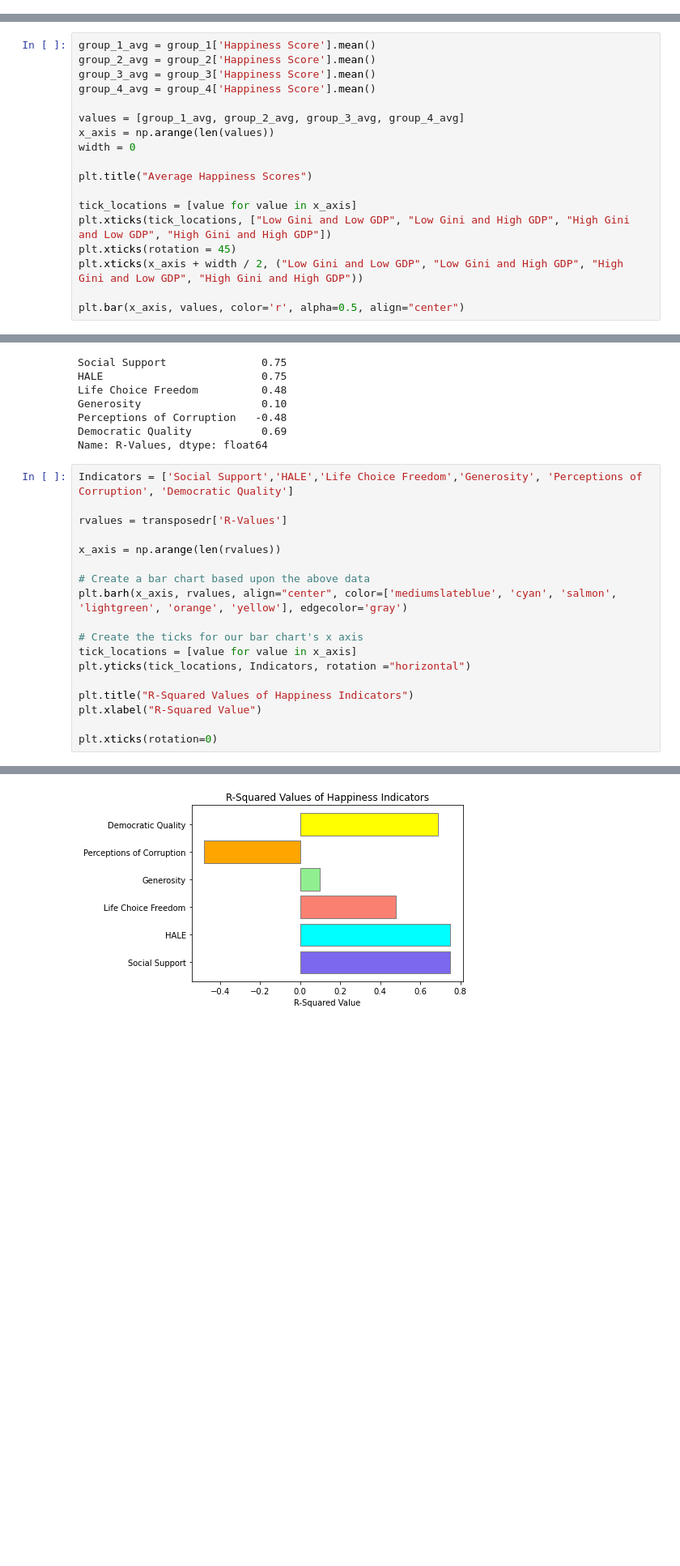
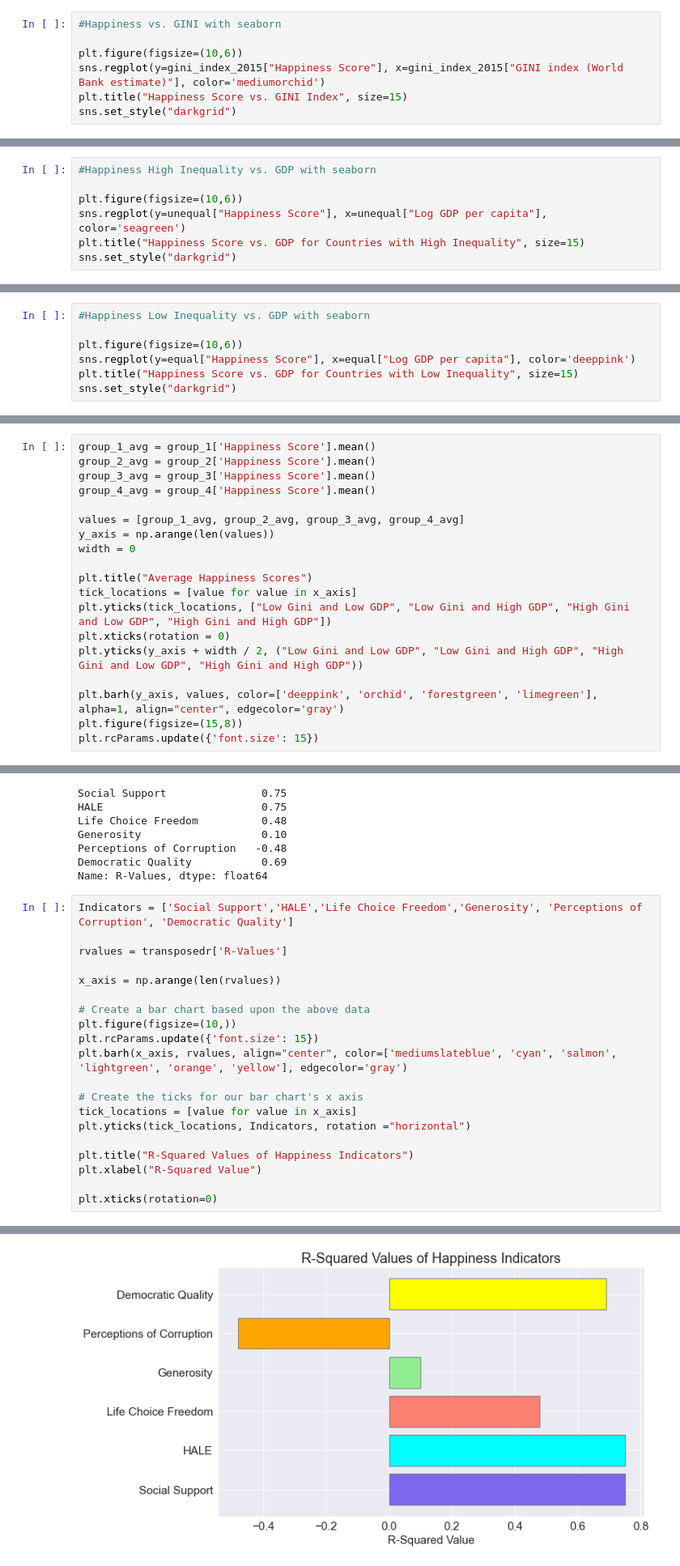
Before and after one commit to miheep8938/Veritas-Collective, a Jupyter notebook: Final Draft.ipynb, the cells around one changed output, grey strips where cells are left out. Shown at 81% size. Drawn from its saved outputs; the diff is of its cells as text; blank space fills up the shorter version.

Commit message:
Added seaborn visualizations. Need output folder for PNGs

```diff
--- a/Final Draft.ipynb
+++ b/Final Draft.ipynb
@@ -186,3 +196,10 @@ print("The p-value is " + str(pvalue))
 [figure]
 The r-value is -0.29170169576761745
 The p-value is 0.014279697472189481
+# %%
+#Happiness vs. GINI with seaborn
+
+plt.figure(figsize=(10,6))
+sns.regplot(y=gini_index_2015["Happiness Score"], x=gini_index_2015["GINI index (World Bank estimate)"], color='mediumorchid')
+plt.title("Happiness Score vs. GINI Index", size=15)
+sns.set_style("darkgrid")
@@ -313,0 +328,7 @@ print(pvalue)
+# %%
+#Happiness High Inequality vs. GDP with seaborn
+
+plt.figure(figsize=(10,6))
+sns.regplot(y=unequal["Happiness Score"], x=unequal["Log GDP per capita"], color='seagreen')
+plt.title("Happiness Score vs. GDP for Countries with High Inequality", size=15)
+sns.set_style("darkgrid")
@@ -338,3 +361,10 @@ print(pvalue)
 [figure]
 0.7843216387055078
 0.00011661863136819774
+# %%
+#Happiness Low Inequality vs. GDP with seaborn
+
+plt.figure(figsize=(10,6))
+sns.regplot(y=equal["Happiness Score"], x=equal["Log GDP per capita"], color='deeppink')
+plt.title("Happiness Score vs. GDP for Countries with Low Inequality", size=15)
+sns.set_style("darkgrid")
@@ -387,15 +419,16 @@ group_3_avg = group_3['Happiness Score'].mean()
 group_4_avg = group_4['Happiness Score'].mean()
 
 values = [group_1_avg, group_2_avg, group_3_avg, group_4_avg]
-x_axis = np.arange(len(values))
+y_axis = np.arange(len(values))
 width = 0
 
 plt.title("Average Happiness Scores")
+tick_locations = [value for value in x_axis]
+plt.yticks(tick_locations, ["Low Gini and Low GDP", "Low Gini and High GDP", "High Gini and Low GDP", "High Gini and High GDP"])
+plt.xticks(rotation = 0)
+plt.yticks(y_axis + width / 2, ("Low Gini and Low GDP", "Low Gini and High GDP", "High Gini and Low GDP", "High Gini and High GDP"))
 
-tick_locations = [value for value in x_axis]
-plt.xticks(tick_locations, ["Low Gini and Low GDP", "Low Gini and High GDP", "High Gini and Low GDP", "High Gini and High GDP"])
-plt.xticks(rotation = 45)
-plt.xticks(x_axis + width / 2, ("Low Gini and Low GDP", "Low Gini and High GDP", "High Gini and Low GDP", "High Gini and High GDP"))
-
-plt.bar(x_axis, values, color='r', alpha=0.5, align="center")
+plt.barh(y_axis, values, color=['deeppink', 'orchid', 'forestgreen', 'limegreen'], alpha=1, align="center", edgecolor='gray')
+plt.figure(figsize=(15,8))
+plt.rcParams.update({'font.size': 15})
 # %% [output]
@@ -566,25 +587,27 @@ Name: R-Values, dtype: float64
 # %%
 Indicators = ['Social Support','HALE','Life Choice Freedom','Generosity', 'Perceptions of Corruption', 'Democratic Quality']
 
 rvalues = transposedr['R-Values']
 
 x_axis = np.arange(len(rvalues))
 
 # Create a bar chart based upon the above data
+plt.figure(figsize=(10,))
+plt.rcParams.update({'font.size': 15})
 plt.barh(x_axis, rvalues, align="center", color=['mediumslateblue', 'cyan', 'salmon', 'lightgreen', 'orange', 'yellow'], edgecolor='gray')
 
 # Create the ticks for our bar chart's x axis
 tick_locations = [value for value in x_axis]
 plt.yticks(tick_locations, Indicators, rotation ="horizontal")
 
 plt.title("R-Squared Values of Happiness Indicators")
 plt.xlabel("R-Squared Value")
 
 plt.xticks(rotation=0)
 # %% [output]
 (array([-0.6, -0.4, -0.2,  0. ,  0.2,  0.4,  0.6,  0.8,  1. ]),
  <a list of 9 Text major ticklabel objects>)
-[figure, old version]
+[figure, new version]
 # %%
 # use the function regplot to make a scatterplot
 plt.figure(figsize=(10,6))
```
Also changed, not shown: parts of 26 cells of this notebook, 1 other file.
